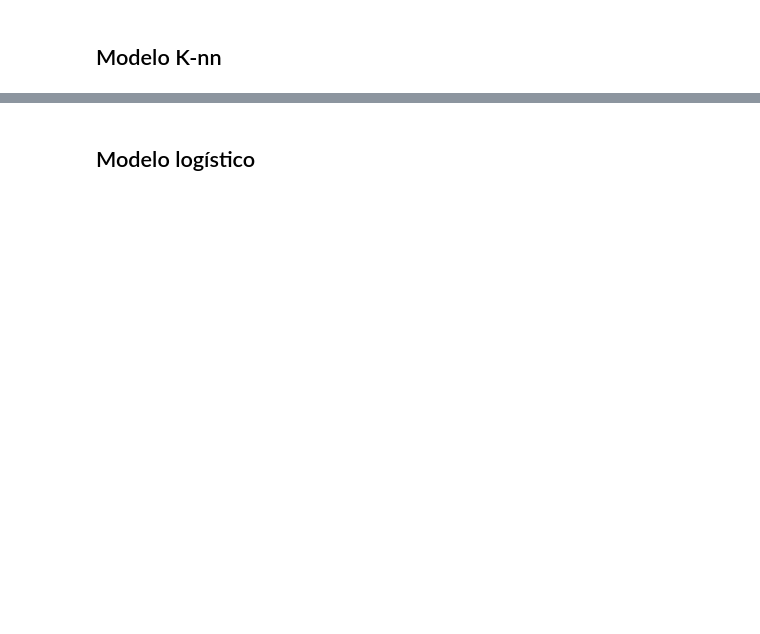
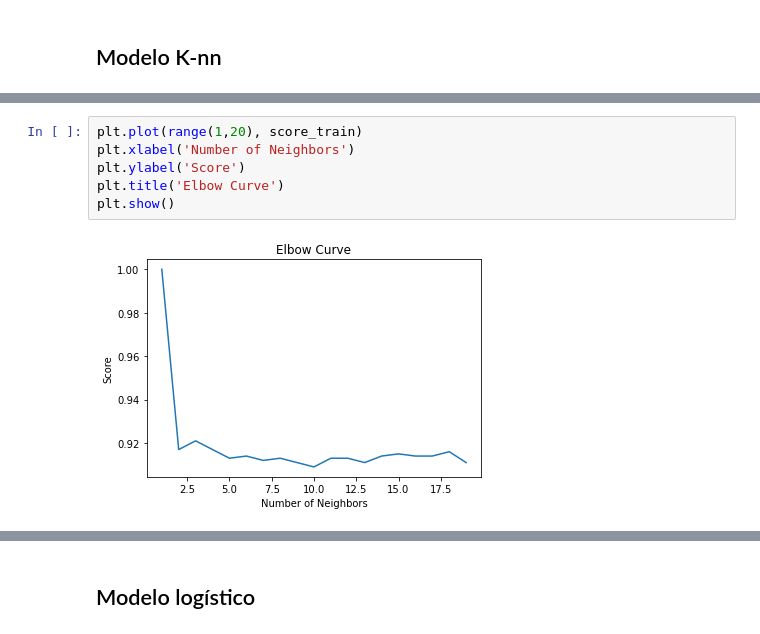
Before and after one commit to Germanchelo13/Credit-risk-model, a Jupyter notebook: informe_prueba.ipynb, the cells around one changed output, grey strips where cells are left out. Drawn from its saved outputs; the diff is of its cells as text; blank space fills up the shorter version.

```diff
--- a/informe_prueba.ipynb
+++ b/informe_prueba.ipynb
@@ -409,0 +406,8 @@ KeyboardInterrupt:
+# %%
+plt.plot(range(1,20), score_train)
+plt.xlabel('Number of Neighbors')
+plt.ylabel('Score')
+plt.title('Elbow Curve')
+plt.show()
+# %% [output]
+[figure, added]
```
Also changed, not shown: parts of 18 cells of this notebook.
